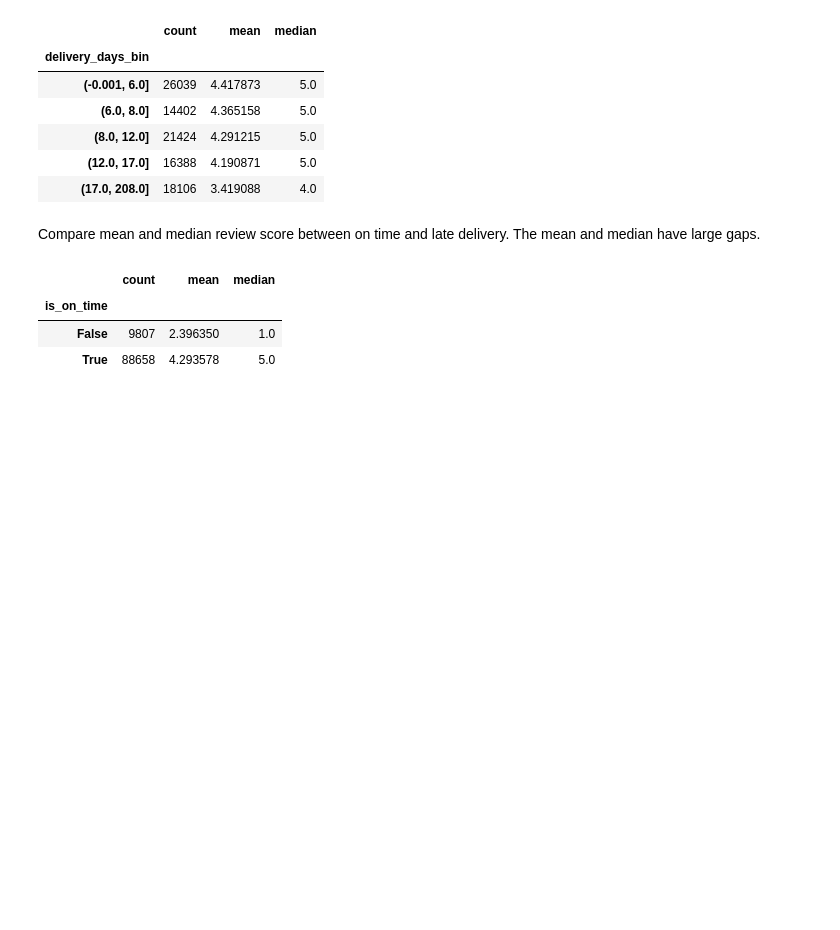
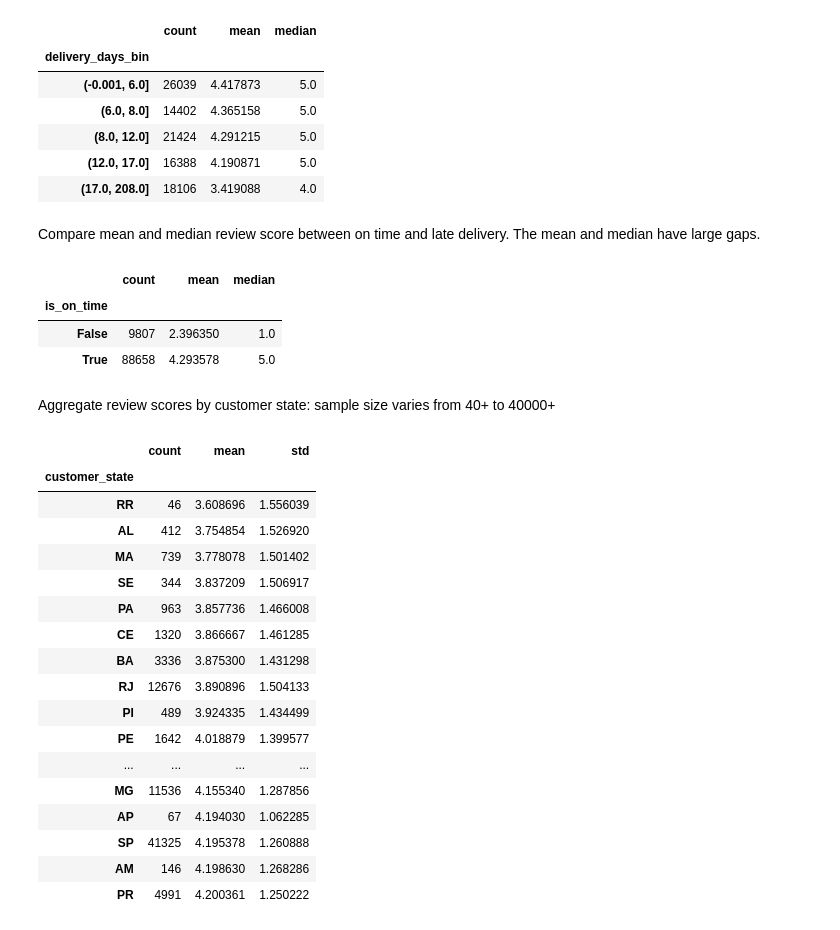
Before and after one commit to IT5006-Group9/IT5006-Group9-Olist-Project, a Jupyter notebook: notebooks/01_customer_satisfaction_eda.ipynb, the cells around one changed output. Drawn from its saved outputs; the diff is of its cells as text; code cells hidden in the pictures; blank space fills up the shorter version.

```diff
--- a/notebooks/01_customer_satisfaction_eda.ipynb
+++ b/notebooks/01_customer_satisfaction_eda.ipynb
@@ -301,3 +306,33 @@ df_sat.groupby('is_on_time')['review_score'].agg(['count', 'mean', 'median'])
 | is_on_time |  |  |  |
 | False | 9807 | 2.396350 | 1.0 |
 | True | 88658 | 4.293578 | 5.0 |
+# %% [markdown]
+Aggregate review scores by customer state: sample size varies from 40+ to 40000+
+# %%
+state_stats = (
+    df_sat
+    .groupby('customer_state')['review_score']
+    .agg(['count', 'mean', 'std'])
+    .sort_values('mean')
+)
+
+state_stats
+# %% [output]
+|  | count | mean | std |
+| customer_state |  |  |  |
+| RR | 46 | 3.608696 | 1.556039 |
+| AL | 412 | 3.754854 | 1.526920 |
+| MA | 739 | 3.778078 | 1.501402 |
+| SE | 344 | 3.837209 | 1.506917 |
+| PA | 963 | 3.857736 | 1.466008 |
+| CE | 1320 | 3.866667 | 1.461285 |
+| BA | 3336 | 3.875300 | 1.431298 |
+| RJ | 12676 | 3.890896 | 1.504133 |
+| PI | 489 | 3.924335 | 1.434499 |
+| PE | 1642 | 4.018879 | 1.399577 |
+| ... | ... | ... | ... |
+| MG | 11536 | 4.155340 | 1.287856 |
+| AP | 67 | 4.194030 | 1.062285 |
+| SP | 41325 | 4.195378 | 1.260888 |
+| AM | 146 | 4.198630 | 1.268286 |
+| PR | 4991 | 4.200361 | 1.250222 |
```
Also changed, not shown: parts of 9 cells of this notebook.
